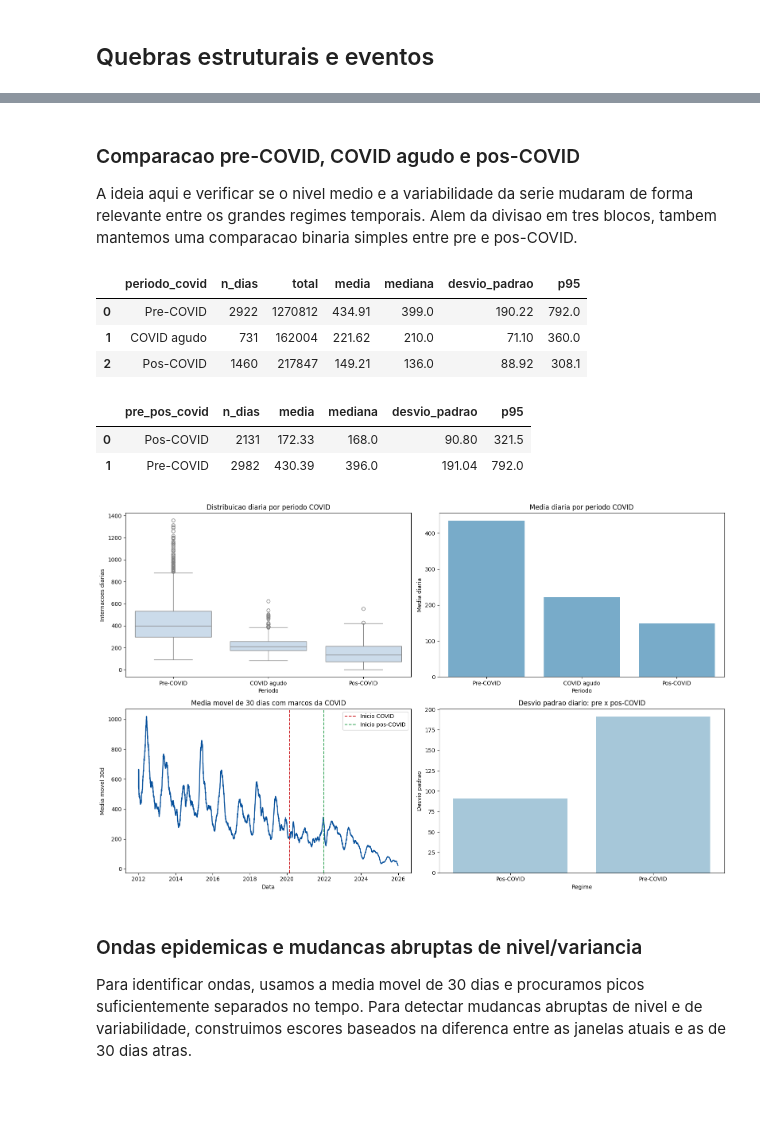
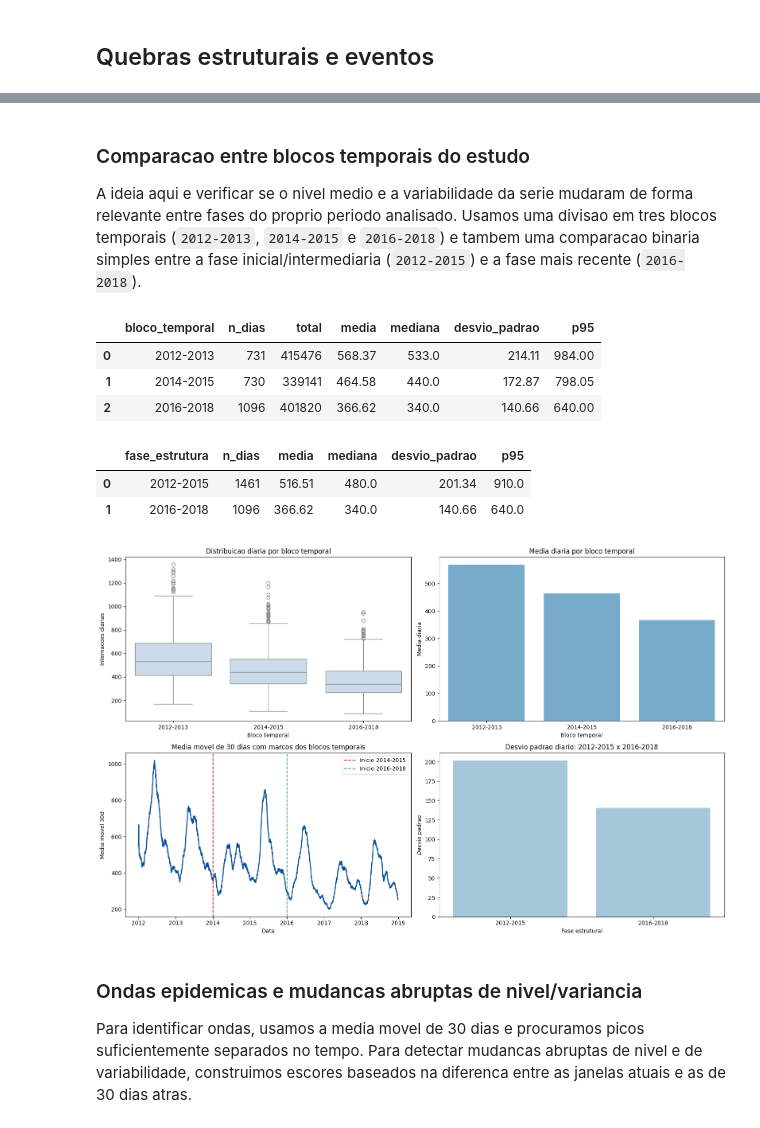
Before and after one commit to AILAB-CEFET-RJ/qualiar, a Jupyter notebook: Code/3 - EdaIntermediaryData/DataSus/5 - quebras_estruturais_eventos.ipynb, the cells around one changed output, grey strips where cells are left out. Drawn from its saved outputs; the diff is of its cells as text; code cells hidden in the pictures; blank space fills up the shorter version.

```diff
--- a/Code/3 - EdaIntermediaryData/DataSus/5 - quebras_estruturais_eventos.ipynb
+++ b/Code/3 - EdaIntermediaryData/DataSus/5 - quebras_estruturais_eventos.ipynb
@@ -97,6 +96,7 @@ df_serie = df_internacoes.copy()
 df_serie["data_dia"] = pd.to_datetime(df_serie["data_dia"], errors="coerce")
 
 df_serie = df_serie.sort_values("data_dia").reset_index(drop=True)
+df_serie = df_serie[(df_serie["data_dia"] >= pd.Timestamp("2012-01-01")) & (df_serie["data_dia"] <= pd.Timestamp("2018-12-31"))].copy()
 # %% [markdown]
 ## Quebras estruturais e eventos
 # %%
@@ -118,12 +118,16 @@ else:
 df_eventos = pd.DataFrame(index=serie_eventos.index)
 df_eventos["num_internacoes"] = serie_eventos
 df_eventos["ano"] = df_eventos.index.year
-df_eventos["periodo_covid"] = pd.Categorical(
-    df_eventos.index.to_series().apply(classificar_periodo_covid),
-    categories=["Pre-COVID", "COVID agudo", "Pos-COVID"],
+df_eventos["bloco_temporal"] = pd.Categorical(
+    df_eventos.index.to_series().apply(classificar_bloco_temporal),
+    categories=["2012-2013", "2014-2015", "2016-2018"],
     ordered=True,
 )
-df_eventos["pre_pos_covid"] = np.where(df_eventos.index < pd.Timestamp("2020-03-01"), "Pre-COVID", "Pos-COVID")
+df_eventos["fase_estrutura"] = pd.Categorical(
+    np.where(df_eventos.index < pd.Timestamp("2016-01-01"), "2012-2015", "2016-2018"),
+    categories=["2012-2015", "2016-2018"],
+    ordered=True,
+)
 df_eventos["media_movel_7d"] = df_eventos["num_internacoes"].rolling(window=7, min_periods=1).mean()
 df_eventos["media_movel_30d"] = df_eventos["num_internacoes"].rolling(window=30, min_periods=1).mean()
 df_eventos["desvio_movel_30d"] = df_eventos["num_internacoes"].rolling(window=30, min_periods=10).std()
@@ -146,10 +150,10 @@ Nenhum dia faltante foi encontrado para a analise de quebras estruturais.
 # %% [markdown]
-### Comparacao pre-COVID, COVID agudo e pos-COVID
+### Comparacao entre blocos temporais do estudo
 
-A ideia aqui e verificar se o nivel medio e a variabilidade da serie mudaram de forma relevante entre os grandes regimes temporais. Alem da divisao em tres blocos, tambem mantemos uma comparacao binaria simples entre pre e pos-COVID.
+A ideia aqui e verificar se o nivel medio e a variabilidade da serie mudaram de forma relevante entre fases do proprio periodo analisado. Usamos uma divisao em tres blocos temporais (`2012-2013`, `2014-2015` e `2016-2018`) e tambem uma comparacao binaria simples entre a fase inicial/intermediaria (`2012-2015`) e a fase mais recente (`2016-2018`).
 # %%
-resumo_periodo_covid = (
-    df_eventos.groupby("periodo_covid", observed=True)["num_internacoes"]
+resumo_bloco_temporal = (
+    df_eventos.groupby("bloco_temporal", observed=True)["num_internacoes"]
     .agg(
         n_dias="count",
         total="sum",
@@ -158,57 +162,57 @@ resumo_periodo_covid = (
         desvio_padrao="std",
         p95=lambda s: s.quantile(0.95),
     )
     .reset_index()
 )
 
-resumo_pre_pos = (
-    df_eventos.groupby("pre_pos_covid")["num_internacoes"]
+resumo_fase_estrutura = (
+    df_eventos.groupby("fase_estrutura", observed=True)["num_internacoes"]
     .agg(n_dias="count", media="mean", mediana="median", desvio_padrao="std", p95=lambda s: s.quantile(0.95))
     .reset_index()
 )
 
-display(resumo_periodo_covid.round(2))
-display(resumo_pre_pos.round(2))
+display(resumo_bloco_temporal.round(2))
+display(resumo_fase_estrutura.round(2))
 
 fig, axes = plt.subplots(2, 2, figsize=(16, 10))
 
-sns.boxplot(data=df_eventos.reset_index(), x="periodo_covid", y="num_internacoes", color="#c6dbef", ax=axes[0, 0])
-axes[0, 0].set_title("Distribuicao diaria por periodo COVID")
-axes[0, 0].set_xlabel("Periodo")
+sns.boxplot(data=df_eventos.reset_index(), x="bloco_temporal", y="num_internacoes", color="#c6dbef", ax=axes[0, 0])
+axes[0, 0].set_title("Distribuicao diaria por bloco temporal")
+axes[0, 0].set_xlabel("Bloco temporal")
 axes[0, 0].set_ylabel("Internacoes diarias")
 
-sns.barplot(data=resumo_periodo_covid, x="periodo_covid", y="media", color="#6baed6", ax=axes[0, 1])
-axes[0, 1].set_title("Media diaria por periodo COVID")
-axes[0, 1].set_xlabel("Periodo")
+sns.barplot(data=resumo_bloco_temporal, x="bloco_temporal", y="media", color="#6baed6", ax=axes[0, 1])
+axes[0, 1].set_title("Media diaria por bloco temporal")
+axes[0, 1].set_xlabel("Bloco temporal")
 axes[0, 1].set_ylabel("Media diaria")
 
 axes[1, 0].plot(df_eventos.index, df_eventos["media_movel_30d"], color="#08519c", linewidth=1.8)
 for data_ref, cor, rotulo in [
-    (pd.Timestamp("2020-03-01"), "#cb181d", "Inicio COVID"),
-    (pd.Timestamp("2022-01-01"), "#31a354", "Inicio pos-COVID"),
+    (pd.Timestamp("2014-01-01"), "#cb181d", "Inicio 2014-2015"),
+    (pd.Timestamp("2016-01-01"), "#31a354", "Inicio 2016-2018"),
 ]:
     axes[1, 0].axvline(data_ref, color=cor, linestyle="--", linewidth=1.4, label=rotulo)
-axes[1, 0].set_title("Media movel de 30 dias com marcos da COVID")
+axes[1, 0].set_title("Media movel de 30 dias com marcos dos blocos temporais")
 axes[1, 0].set_xlabel("Data")
 axes[1, 0].set_ylabel("Media movel 30d")
 axes[1, 0].legend()
 
-sns.barplot(data=resumo_pre_pos, x="pre_pos_covid", y="desvio_padrao", color="#9ecae1", ax=axes[1, 1])
-axes[1, 1].set_title("Desvio padrao diario: pre x pos-COVID")
-axes[1, 1].set_xlabel("Regime")
+sns.barplot(data=resumo_fase_estrutura, x="fase_estrutura", y="desvio_padrao", color="#9ecae1", ax=axes[1, 1])
+axes[1, 1].set_title("Desvio padrao diario: 2012-2015 x 2016-2018")
+axes[1, 1].set_xlabel("Fase estrutural")
 axes[1, 1].set_ylabel("Desvio padrao")
 
 plt.tight_layout()
 plt.show()
 # %% [output]
-|  | periodo_covid | n_dias | total | media | mediana | desvio_padrao | p95 |
-| 0 | Pre-COVID | 2922 | 1270812 | 434.91 | 399.0 | 190.22 | 792.0 |
-| 1 | COVID agudo | 731 | 162004 | 221.62 | 210.0 | 71.10 | 360.0 |
-| 2 | Pos-COVID | 1460 | 217847 | 149.21 | 136.0 | 88.92 | 308.1 |
+|  | bloco_temporal | n_dias | total | media | mediana | desvio_padrao | p95 |
+| 0 | 2012-2013 | 731 | 415476 | 568.37 | 533.0 | 214.11 | 984.00 |
+| 1 | 2014-2015 | 730 | 339141 | 464.58 | 440.0 | 172.87 | 798.05 |
+| 2 | 2016-2018 | 1096 | 401820 | 366.62 | 340.0 | 140.66 | 640.00 |
-|  | pre_pos_covid | n_dias | media | mediana | desvio_padrao | p95 |
-| 0 | Pos-COVID | 2131 | 172.33 | 168.0 | 90.80 | 321.5 |
-| 1 | Pre-COVID | 2982 | 430.39 | 396.0 | 191.04 | 792.0 |
+|  | fase_estrutura | n_dias | media | mediana | desvio_padrao | p95 |
+| 0 | 2012-2015 | 1461 | 516.51 | 480.0 | 201.34 | 910.0 |
+| 1 | 2016-2018 | 1096 | 366.62 | 340.0 | 140.66 | 640.0 |
-[figure, old version]
+[figure, new version]
 # %% [markdown]
 ### Ondas epidemicas e mudancas abruptas de nivel/variancia
 
```
Also changed, not shown: parts of 7 cells of this notebook, 7 other files.
